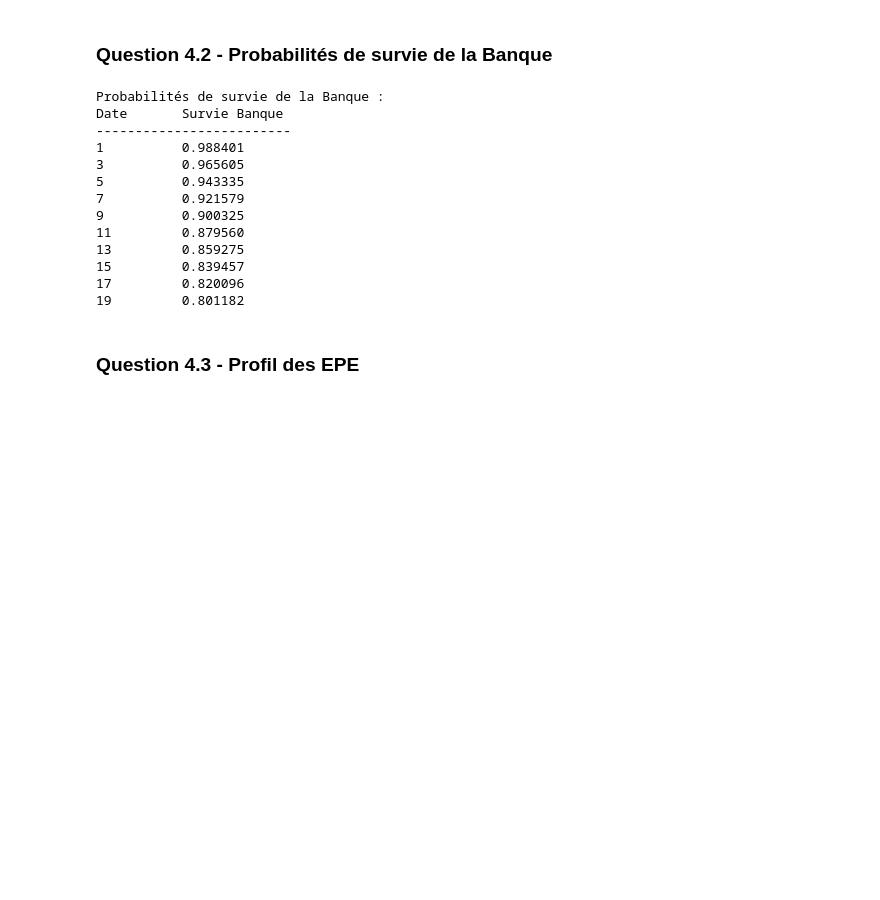
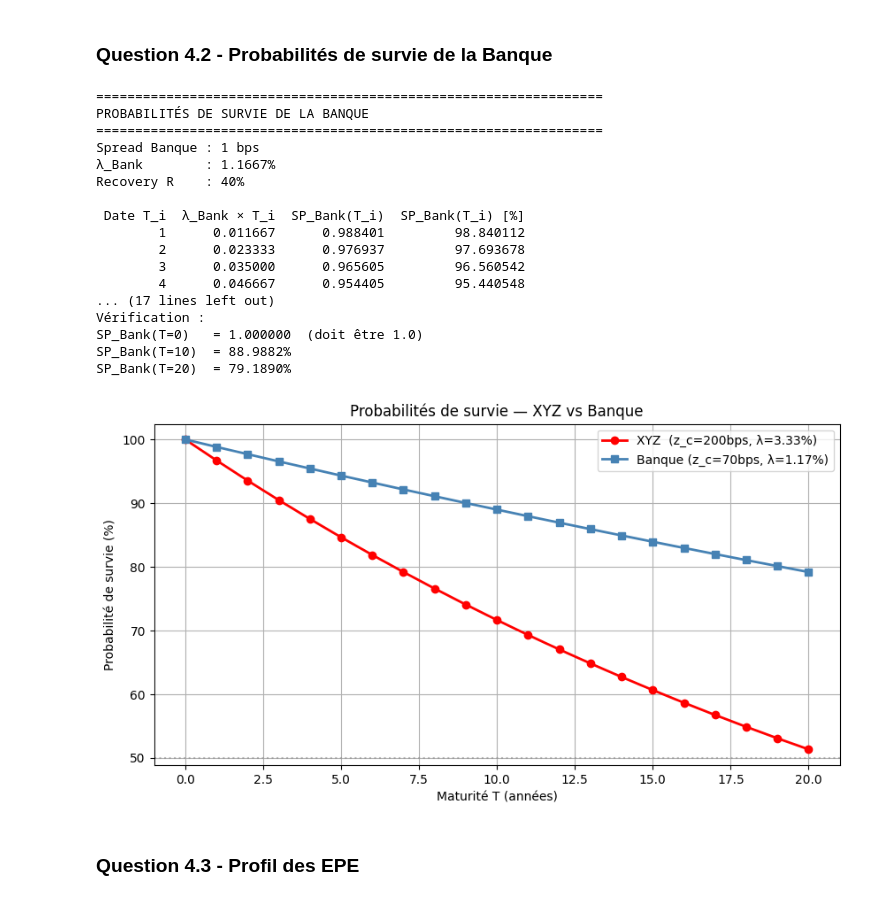
Before and after one commit to Pascale29/MODELES-DE-COURBE-DE-TAUX, a Jupyter notebook: TP_sarah.ipynb, the cells around one changed output. Cells and saved outputs as stored; diff of their text form; code cells hidden in the pictures; blank space fills up the shorter version.

```diff
--- a/TP_sarah.ipynb
+++ b/TP_sarah.ipynb
@@ -1401,26 +2036,59 @@ Probabilités de défaut de la contrepartie :
 # %% [markdown]
 ### Question 4.2 - Probabilités de survie de la Banque
-# %%
-surv_prob_bank = np.exp(-zc_credit_bank * dates)
-
-print("Probabilités de survie de la Banque :")
-print(f"{'Date':<10} {'Survie Banque':<15}")
-print("-" * 25)
-for i in range(0, len(dates), 2):
-    print(f"{dates[i]:<10} {surv_prob_bank[i]:<15.6f}")
-# %% [output]
-Probabilités de survie de la Banque :
-Date       Survie Banque
--------------------------
-1          0.988401
-3          0.965605
-5          0.943335
-7          0.921579
-9          0.900325
-11         0.879560
-13         0.859275
-15         0.839457
-17         0.820096
-19         0.801182
+# %%
+# ================================================================
+# Probabilités de survie de la Banque
+# ================================================================
+
+df_bank = pd.DataFrame({
+    'Date T_i'          : dates[1:].astype(int),
+    'λ_Bank × T_i'      : lambda_bank * dates[1:],
+    'SP_Bank(T_i)'      : SP_bank[1:],
+    'SP_Bank(T_i) [%]'  : SP_bank[1:] * 100,
+})
+
+print("=" * 65)
+print("PROBABILITÉS DE SURVIE DE LA BANQUE")
+print("=" * 65)
+print(f"Spread Banque : {z_c_bank*100:.0f} bps")
+print(f"λ_Bank        : {lambda_bank*100:.4f}%")
+print(f"Recovery R    : {R*100:.0f}%")
+print()
+print(df_bank.to_string(index=False, float_format='{:.6f}'.format))
+
+
+
+# Visualisation comparative
+plt.figure(figsize=(10, 5))
+plt.plot(dates, SP_xyz  * 100, 'o-', lw=2, ms=6,
+         color='red',       label=f'XYZ  (z_c=200bps, λ={lambda_xyz*100:.2f}%)')
+plt.plot(dates, SP_bank * 100, 's-', lw=2, ms=6,
+         color='steelblue', label=f'Banque (z_c=70bps, λ={lambda_bank*100:.2f}%)')
+plt.axhline(y=50, color='gray', ls=':', alpha=0.5)
+plt.xlabel('Maturité T (années)')
+plt.ylabel('Probabilité de survie (%)')
+plt.title('Probabilités de survie — XYZ vs Banque')
+plt.legend()
+plt.grid(True)
+plt.show()
+# %% [output]
+=================================================================
+PROBABILITÉS DE SURVIE DE LA BANQUE
+=================================================================
+Spread Banque : 1 bps
+λ_Bank        : 1.1667%
+Recovery R    : 40%
+
+ Date T_i  λ_Bank × T_i  SP_Bank(T_i)  SP_Bank(T_i) [%]
+        1      0.011667      0.988401         98.840112
+        2      0.023333      0.976937         97.693678
+        3      0.035000      0.965605         96.560542
+        4      0.046667      0.954405         95.440548
+... (17 lines left out)
+Vérification :
+SP_Bank(T=0)   = 1.000000  (doit être 1.0)
+SP_Bank(T=10)  = 88.9882%
+SP_Bank(T=20)  = 79.1890%
+[figure, added]
 # %% [markdown]
 ### Question 4.3 - Profil des EPE
```
Also changed, not shown: parts of 23 cells of this notebook, 14 other files.
